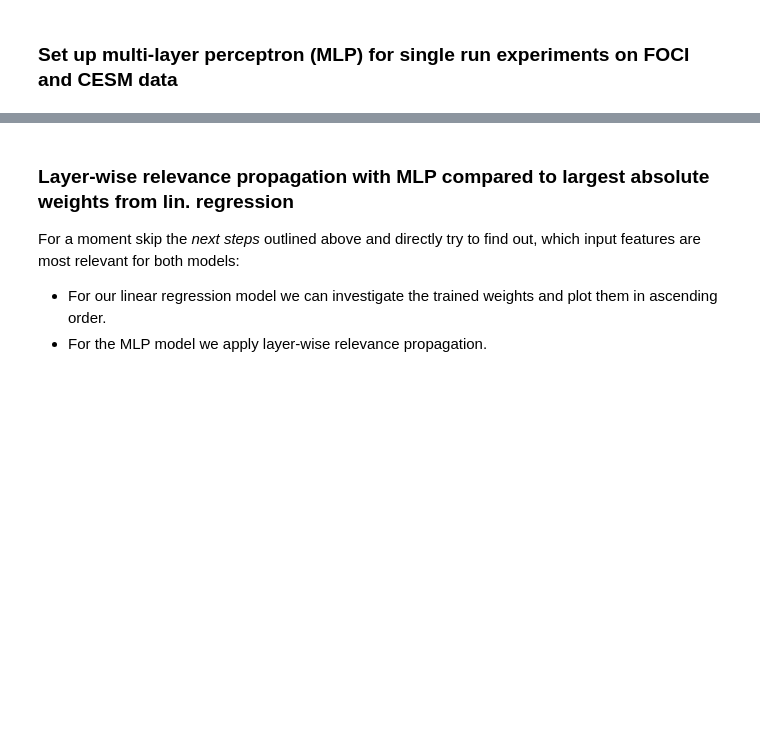
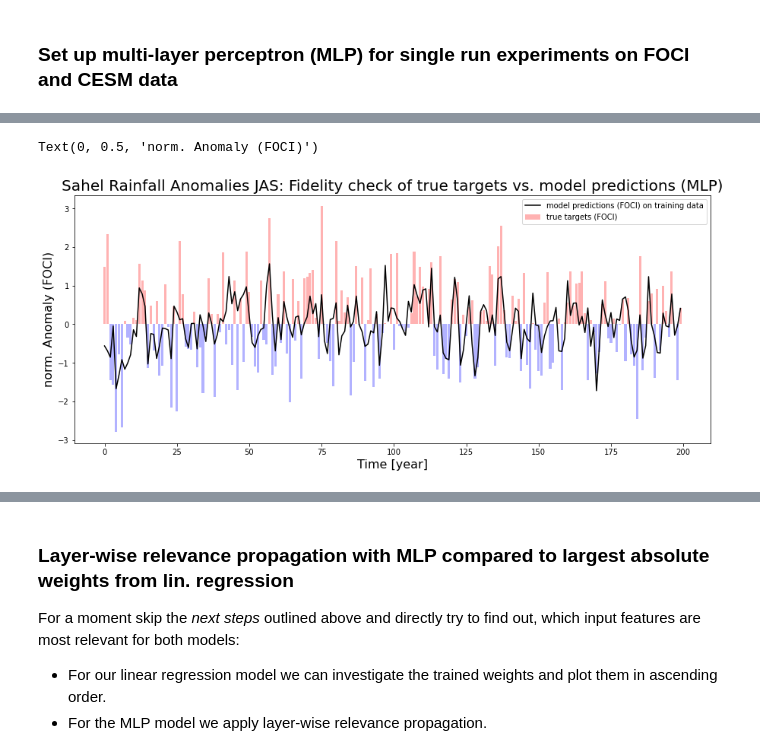
Before and after one commit to MarcoLandtHayen/cicmod_application, a Jupyter notebook: notebooks/01_sahel_rainfall_prediction_seasonal_anomalies.ipynb, the cells around one changed output, grey strips where cells are left out. Saved outputs shown, nothing was run; the diff lists cells and outputs as text; code cells hidden in the pictures; blank space fills up the shorter version.

```diff
--- a/notebooks/01_sahel_rainfall_prediction_seasonal_anomalies.ipynb
+++ b/notebooks/01_sahel_rainfall_prediction_seasonal_anomalies.ipynb
@@ -379,3 +388,21 @@ Epoch 10/10
+# %%
+# Fidelity check: Plot TRAIN targets (first 200 steps) as bar plot (red / blue) vs. predictions as black line (FOCI)
+fig, ax = plt.subplots(1,1,figsize=[15,6])
+ax.bar(
+    x=range(len(prec_sahel_FOCI_JAS.values[:200,0])),
+    height=prec_sahel_FOCI_JAS.values[:200,0],
+    color=bar_color(prec_sahel_FOCI_JAS[:200],'r','b')[0],
+    label="true targets (FOCI)",
+    alpha=0.3
+)
+ax.plot(train_pred_MLP_FOCI[:200], label="model predictions (FOCI) on training data", color='black')
+ax.legend()
+ax.set_title('Sahel Rainfall Anomalies JAS: Fidelity check of true targets vs. model predictions (MLP)', fontsize=20)
+ax.set_xlabel('Time [year]', fontsize=16)
+ax.set_ylabel('norm. Anomaly (FOCI)', fontsize=16)
+# %% [output]
+Text(0, 0.5, 'norm. Anomaly (FOCI)')
+[figure, added]
 # %%
 # Fidelity check: Plot VALIDATION targets as bar plot (red / blue) vs. predictions as black line (FOCI)
 fig, ax = plt.subplots(1,1,figsize=[15,6])
```
Also changed, not shown: parts of 27 cells of this notebook.
